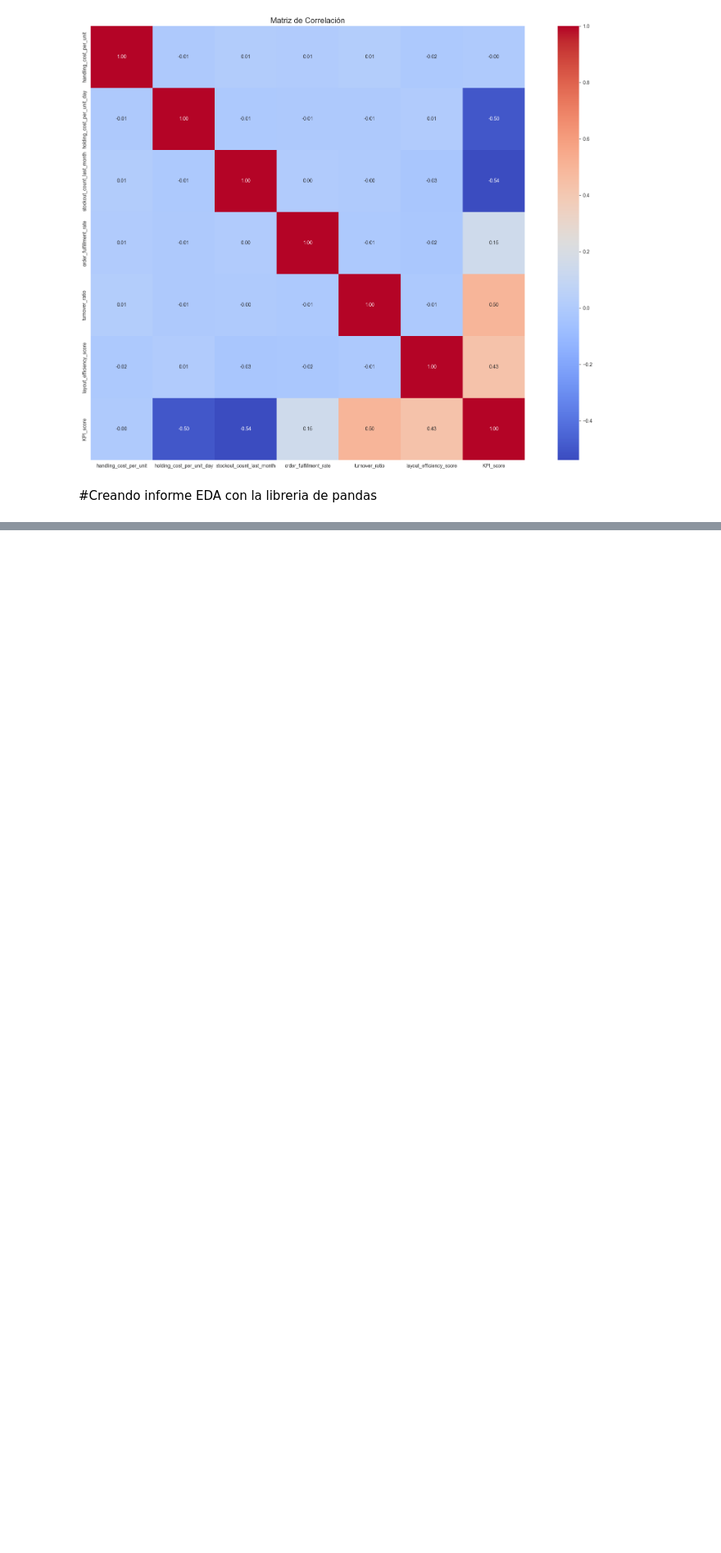
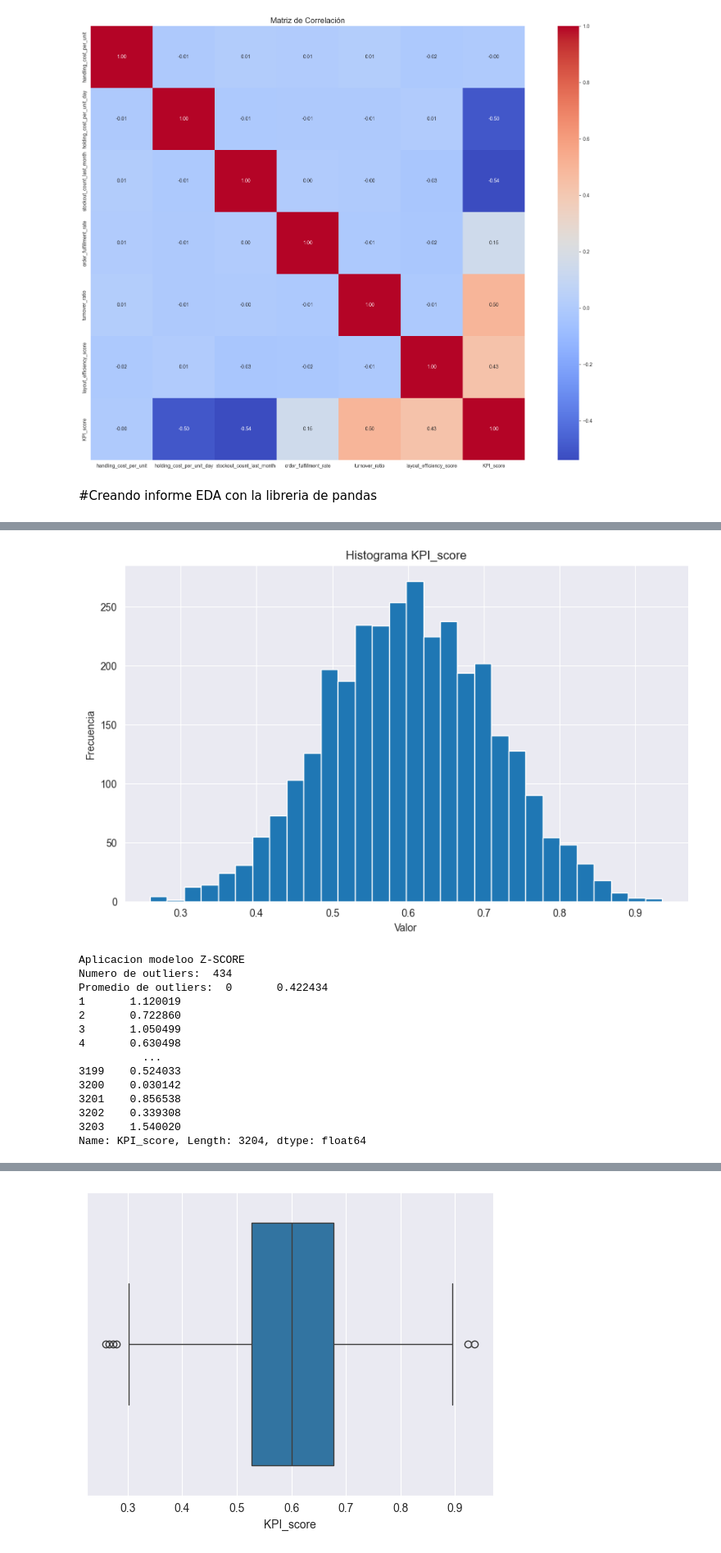
Before and after one commit to Fritz1304/Modelos_Analiticos, a Jupyter notebook: notebook.ipynb, the cells around one changed output, grey strips where cells are left out. Shown at 82% size. Saved outputs shown, nothing was run; the diff lists cells and outputs as text; code cells hidden in the pictures; blank space fills up the shorter version.

```diff
--- a/notebook.ipynb
+++ b/notebook.ipynb
@@ -350,0 +486,64 @@ profile.to_file("informe_EDA.html")
+# %%
+# Detección y manejo de valores atípicos
+
+from scipy.stats import zscore
+import numpy as np
+from pyod.models.mad import MAD
+
+# Aplicacion de tecnicas para el manejo de valores atipicos
+kpiScore = datasetOriginalclean['KPI_score']
+pyplot.figure(figsize=(10, 6))  # Tamaño de la figura
+kpiScore.hist(bins=30)  # Puedes cambiar el número de bins según lo que necesites
+pyplot.title('Histograma KPI_score')
+pyplot.xlabel('Valor')
+pyplot.ylabel('Frecuencia')
+pyplot.show()
+
+# Aplicacion del Z-Score
+datasetOriginalMatrizOutliers = datasetOriginalclean.copy()
+print("Aplicacion modeloo Z-SCORE")
+datasetOriginalMatrizOutliers['zscore'] = zscore(datasetOriginalclean['KPI_score'])
+outliers = datasetOriginalMatrizOutliers[datasetOriginalMatrizOutliers['zscore'].abs() > 1.5]
+zscores = zscore(datasetOriginalMatrizOutliers['KPI_score'])
+abs_ZScores = np.abs(zscores)
+print("Numero de outliers: ", len(outliers))
+print("Promedio de outliers: ", abs_ZScores)
+
+datasetOriginalMatrizZScore = pandas.merge(datasetOriginalMatrizOutliers, outliers, how='left', indicator=True).query(
+    '_merge == "left_only"').drop('_merge', axis=1)
+
+kpiScore = datasetOriginalMatrizZScore['KPI_score']
+pyplot.figure(figsize=(10, 6))  # Tamaño de la figura
+kpiScore.hist(bins=30)  # Puedes cambiar el número de bins según lo que necesites
+pyplot.title('Histograma KPI_score Z-SCORE')
+pyplot.xlabel('Valor')
+pyplot.ylabel('Frecuencia')
+pyplot.show()
+
+sb.boxplot(x=datasetOriginal['KPI_score'])
+pyplot.show()
+
+sb.boxplot(x=datasetOriginalMatrizZScore['KPI_score'])
+pyplot.show()
+
+# Aplicacion del Z-Score MEJORADO
+mad = MAD(threshold=1.5)
+totalOutliers = datasetOriginalMatrizOutliers['KPI_score'].values.reshape(-1, 1)
+labels = mad.fit(totalOutliers).labels_
+print("Numero de outliers Z-SCORE MEJORADO: ", labels.sum())
+# %% [output]
+[figure, added]
+Aplicacion modeloo Z-SCORE
+Numero de outliers:  434
+Promedio de outliers:  0       0.422434
+1       1.120019
+2       0.722860
+3       1.050499
+4       0.630498
+          ...
+3199    0.524033
+3200    0.030142
+3201    0.856538
+3202    0.339308
+3203    1.540020
+Name: KPI_score, Length: 3204, dtype: float64
@@ -350,0 +551 @@ profile.to_file("informe_EDA.html")
+[figure, added]
```
Also changed, not shown: parts of 19 cells of this notebook, 2 other files.
